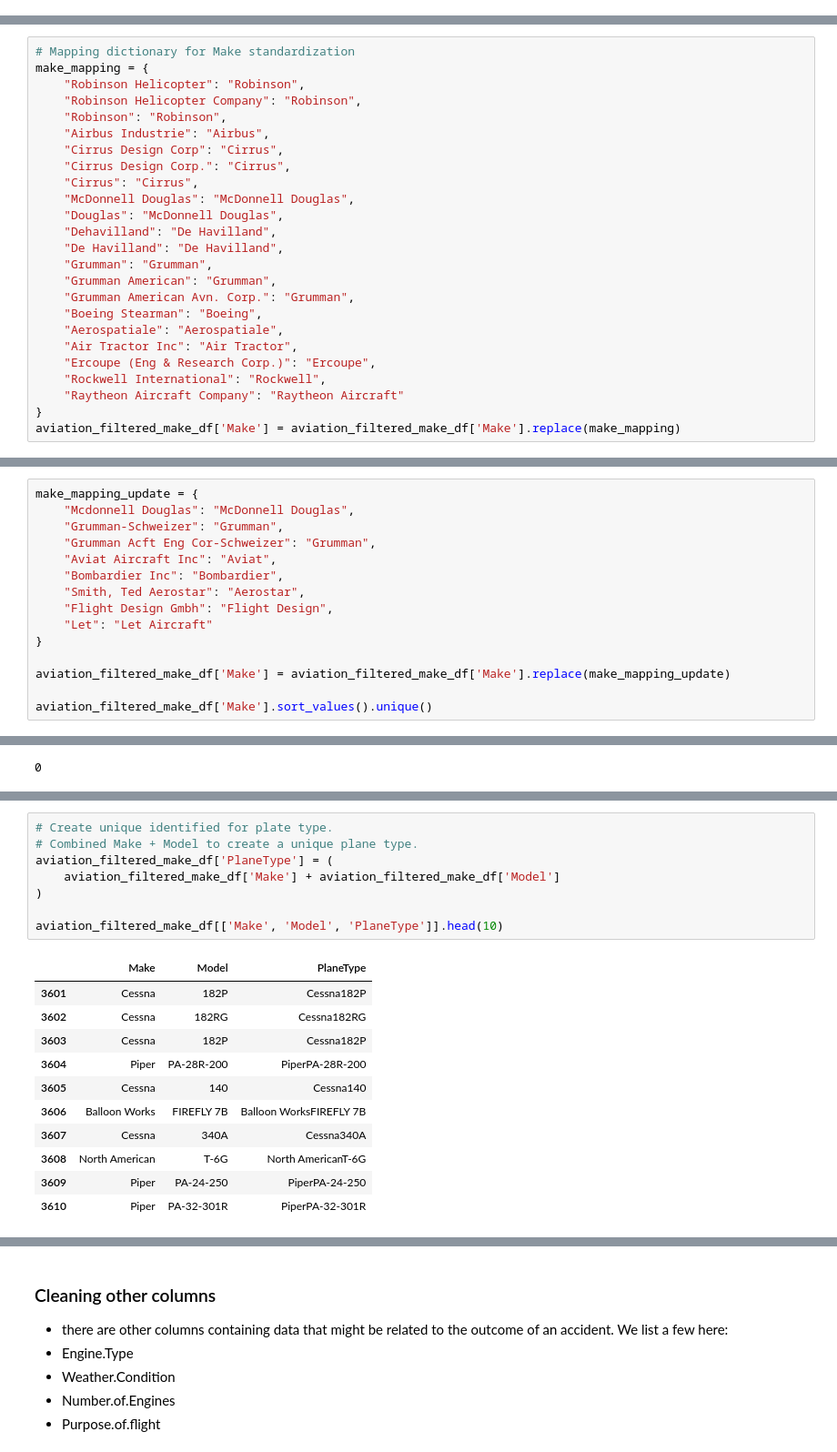
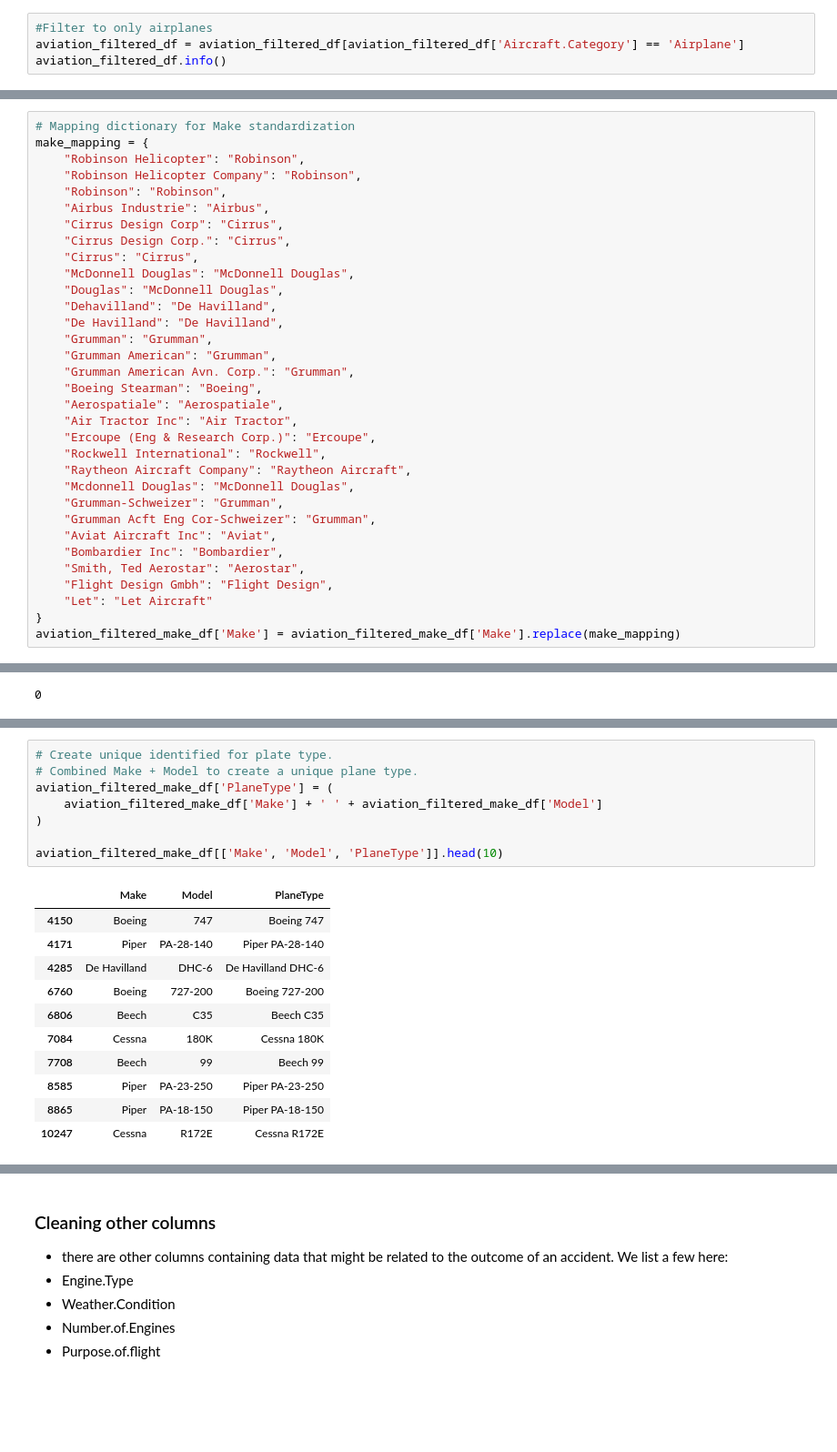
Before and after one commit to alpogi2dmax/dsc-course0-m8-lab, a Jupyter notebook: Aviation_Accidents_Cleaning.ipynb, the cells around one changed output, grey strips where cells are left out. Shown at 91% size. Saved outputs shown, nothing was run; the diff lists cells and outputs as text; blank space fills up the shorter version.

Commit message:
updated clean data by filtering only airplanes

```diff
--- a/Aviation_Accidents_Cleaning.ipynb
+++ b/Aviation_Accidents_Cleaning.ipynb
@@ -176,3 +135,7 @@ Data columns (total 32 columns):
  31  Event.Year              76960 non-null  int32
 dtypes: datetime64[ns](1), float64(5), int32(1), object(25)
 memory usage: 19.1+ MB
+# %%
+#Filter to only airplanes
+aviation_filtered_df = aviation_filtered_df[aviation_filtered_df['Aircraft.Category'] == 'Airplane']
+aviation_filtered_df.info()
@@ -431,7 +416,15 @@ make_mapping = {
     "Air Tractor Inc": "Air Tractor",
     "Ercoupe (Eng & Research Corp.)": "Ercoupe",
     "Rockwell International": "Rockwell",
-    "Raytheon Aircraft Company": "Raytheon Aircraft"
+    "Raytheon Aircraft Company": "Raytheon Aircraft",
+    "Mcdonnell Douglas": "McDonnell Douglas",
+    "Grumman-Schweizer": "Grumman",
+    "Grumman Acft Eng Cor-Schweizer": "Grumman",
+    "Aviat Aircraft Inc": "Aviat",
+    "Bombardier Inc": "Bombardier",
+    "Smith, Ted Aerostar": "Aerostar",
+    "Flight Design Gmbh": "Flight Design",
+    "Let": "Let Aircraft"
 }
 aviation_filtered_make_df['Make'] = aviation_filtered_make_df['Make'].replace(make_mapping)
 # %%
@@ -458,16 +441 @@ Index(['Aero Commander', 'Aeronca', 'Aerospatiale', 'Aerostar', 'Agusta',
       dtype='object', name='Make')
-# %%
-make_mapping_update = {
-    "Mcdonnell Douglas": "McDonnell Douglas",
-    "Grumman-Schweizer": "Grumman",
-    "Grumman Acft Eng Cor-Schweizer": "Grumman",
-    "Aviat Aircraft Inc": "Aviat",
-    "Bombardier Inc": "Bombardier",
-    "Smith, Ted Aerostar": "Aerostar",
-    "Flight Design Gmbh": "Flight Design",
-    "Let": "Let Aircraft"
-}
-
-aviation_filtered_make_df['Make'] = aviation_filtered_make_df['Make'].replace(make_mapping_update)
-
-aviation_filtered_make_df['Make'].sort_values().unique()
@@ -568,23 +524,23 @@ Name: Make, Length: 314, dtype: int64
 # %%
 # Create unique identified for plate type.
 # Combined Make + Model to create a unique plane type.
 aviation_filtered_make_df['PlaneType'] = (
-    aviation_filtered_make_df['Make'] + aviation_filtered_make_df['Model']
+    aviation_filtered_make_df['Make'] + ' ' + aviation_filtered_make_df['Model']
 )
 
 aviation_filtered_make_df[['Make', 'Model', 'PlaneType']].head(10)
 # %% [output]
 |  | Make | Model | PlaneType |
-| 3601 | Cessna | 182P | Cessna182P |
-| 3602 | Cessna | 182RG | Cessna182RG |
-| 3603 | Cessna | 182P | Cessna182P |
-| 3604 | Piper | PA-28R-200 | PiperPA-28R-200 |
-| 3605 | Cessna | 140 | Cessna140 |
-| 3606 | Balloon Works | FIREFLY 7B | Balloon WorksFIREFLY 7B |
-| 3607 | Cessna | 340A | Cessna340A |
-| 3608 | North American | T-6G | North AmericanT-6G |
-| 3609 | Piper | PA-24-250 | PiperPA-24-250 |
-| 3610 | Piper | PA-32-301R | PiperPA-32-301R |
+| 4150 | Boeing | 747 | Boeing 747 |
+| 4171 | Piper | PA-28-140 | Piper PA-28-140 |
+| 4285 | De Havilland | DHC-6 | De Havilland DHC-6 |
+| 6760 | Boeing | 727-200 | Boeing 727-200 |
+| 6806 | Beech | C35 | Beech C35 |
+| 7084 | Cessna | 180K | Cessna 180K |
+| 7708 | Beech | 99 | Beech 99 |
+| 8585 | Piper | PA-23-250 | Piper PA-23-250 |
+| 8865 | Piper | PA-18-150 | Piper PA-18-150 |
+| 10247 | Cessna | R172E | Cessna R172E |
 # %%
 aviation_filtered_make_df.info()
 # %% [output]
```
Also changed, not shown: parts of 33 cells of this notebook, 2 other files.
